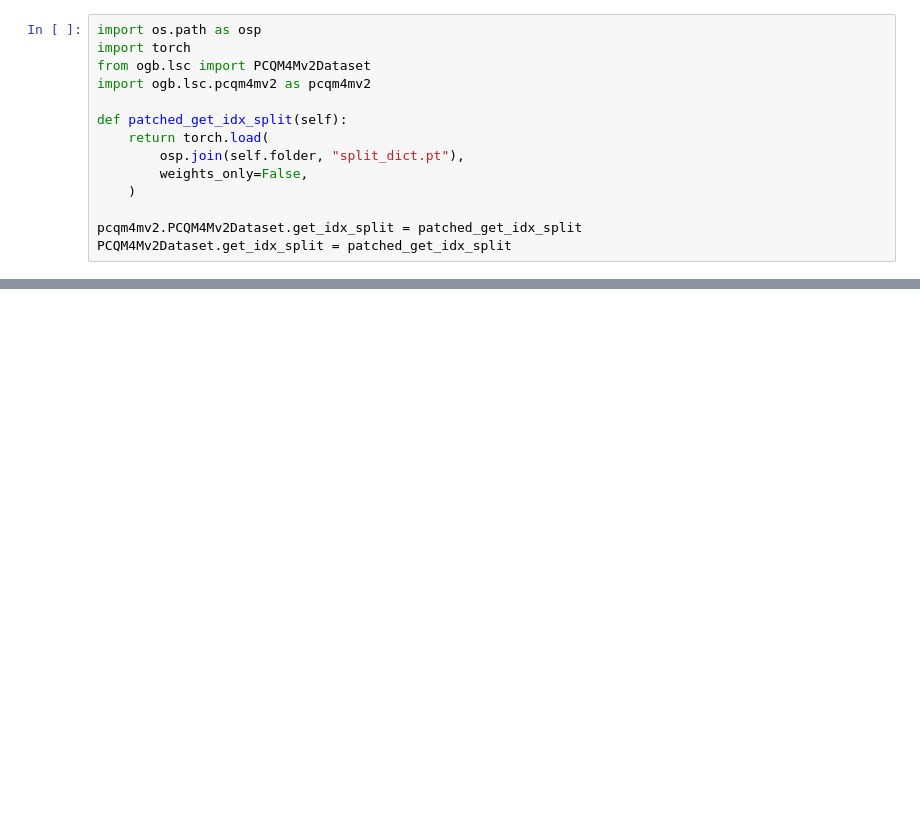
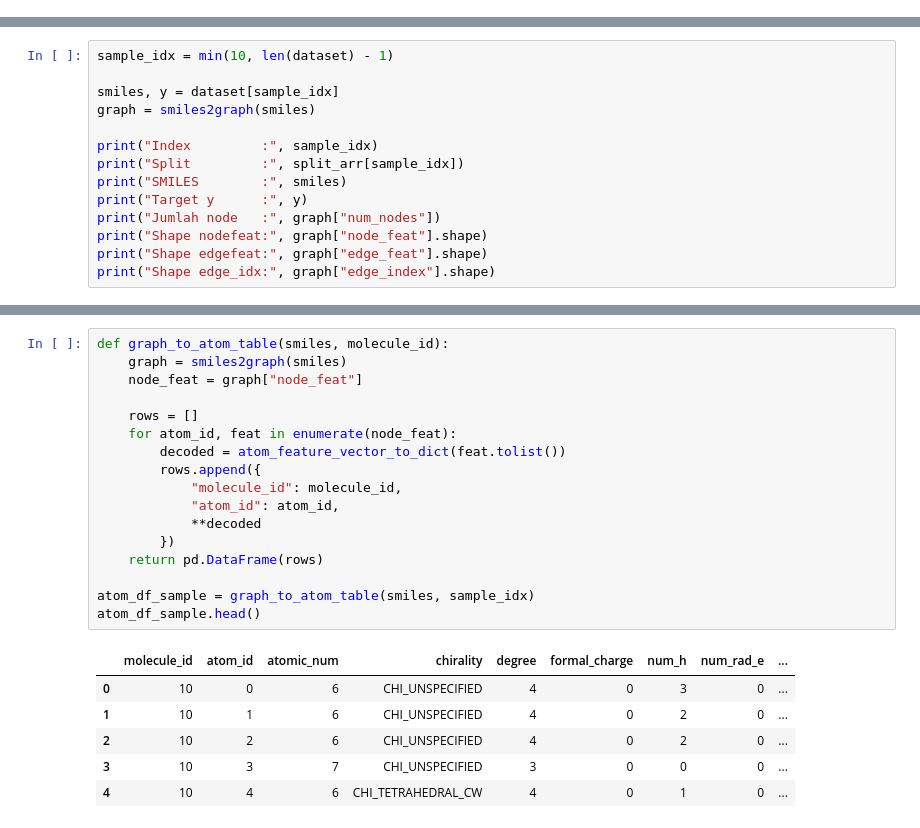
Before and after one commit to avezoor/MachineLearningRepository, a Jupyter notebook: PCQM4Mv2.ipynb, the cells around one changed output, grey strips where cells are left out. Cells and saved outputs as stored; diff of their text form; blank space fills up the shorter version.

Commit message:
Kaggle Notebook | PCQM4Mv2 | Version 12

```diff
--- a/PCQM4Mv2.ipynb
+++ b/PCQM4Mv2.ipynb
@@ -56,14 +0,0 @@ RDLogger.DisableLog("rdApp.*")
-# %%
-import os.path as osp
-import torch
-from ogb.lsc import PCQM4Mv2Dataset
-import ogb.lsc.pcqm4mv2 as pcqm4mv2
-
-def patched_get_idx_split(self):
-    return torch.load(
-        osp.join(self.folder, "split_dict.pt"),
-        weights_only=False,
-    )
-
-pcqm4mv2.PCQM4Mv2Dataset.get_idx_split = patched_get_idx_split
-PCQM4Mv2Dataset.get_idx_split = patched_get_idx_split
@@ -1252,0 +284,14 @@ All key JSON artifacts and plots have been saved to OUTPUT_DIR.
+# %%
+sample_idx = min(10, len(dataset) - 1)
+
+smiles, y = dataset[sample_idx]
+graph = smiles2graph(smiles)
+
+print("Index         :", sample_idx)
+print("Split         :", split_arr[sample_idx])
+print("SMILES        :", smiles)
+print("Target y      :", y)
+print("Jumlah node   :", graph["num_nodes"])
+print("Shape nodefeat:", graph["node_feat"].shape)
+print("Shape edgefeat:", graph["edge_feat"].shape)
+print("Shape edge_idx:", graph["edge_index"].shape)
@@ -1252,0 +449,24 @@ All key JSON artifacts and plots have been saved to OUTPUT_DIR.
+# %%
+def graph_to_atom_table(smiles, molecule_id):
+    graph = smiles2graph(smiles)
+    node_feat = graph["node_feat"]
+
+    rows = []
+    for atom_id, feat in enumerate(node_feat):
+        decoded = atom_feature_vector_to_dict(feat.tolist())
+        rows.append({
+            "molecule_id": molecule_id,
+            "atom_id": atom_id,
+            **decoded
+        })
+    return pd.DataFrame(rows)
+
+atom_df_sample = graph_to_atom_table(smiles, sample_idx)
+atom_df_sample.head()
+# %% [output]
+|  | molecule_id | atom_id | atomic_num | chirality | degree | formal_charge | num_h | num_rad_e | ... |
+| 0 | 10 | 0 | 6 | CHI_UNSPECIFIED | 4 | 0 | 3 | 0 | ... |
+| 1 | 10 | 1 | 6 | CHI_UNSPECIFIED | 4 | 0 | 2 | 0 | ... |
+| 2 | 10 | 2 | 6 | CHI_UNSPECIFIED | 4 | 0 | 2 | 0 | ... |
+| 3 | 10 | 3 | 7 | CHI_UNSPECIFIED | 3 | 0 | 0 | 0 | ... |
+| 4 | 10 | 4 | 6 | CHI_TETRAHEDRAL_CW | 4 | 0 | 1 | 0 | ... |
```
Also changed, not shown: parts of 96 cells of this notebook.
